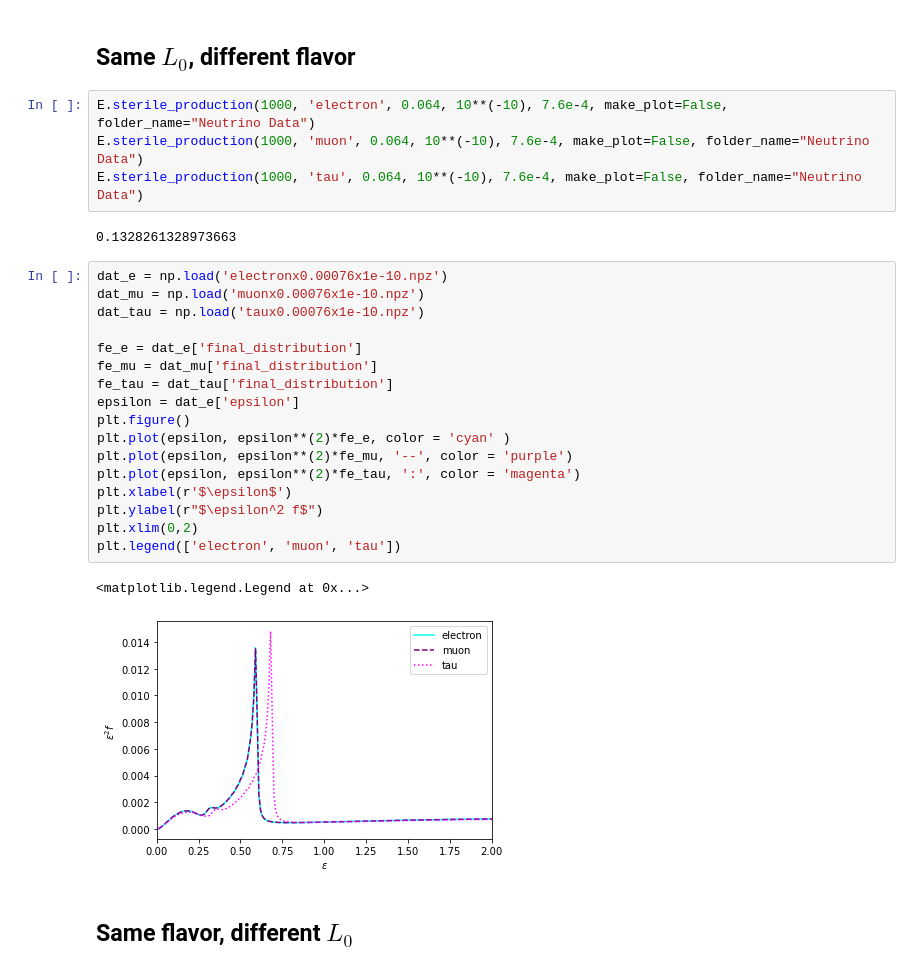
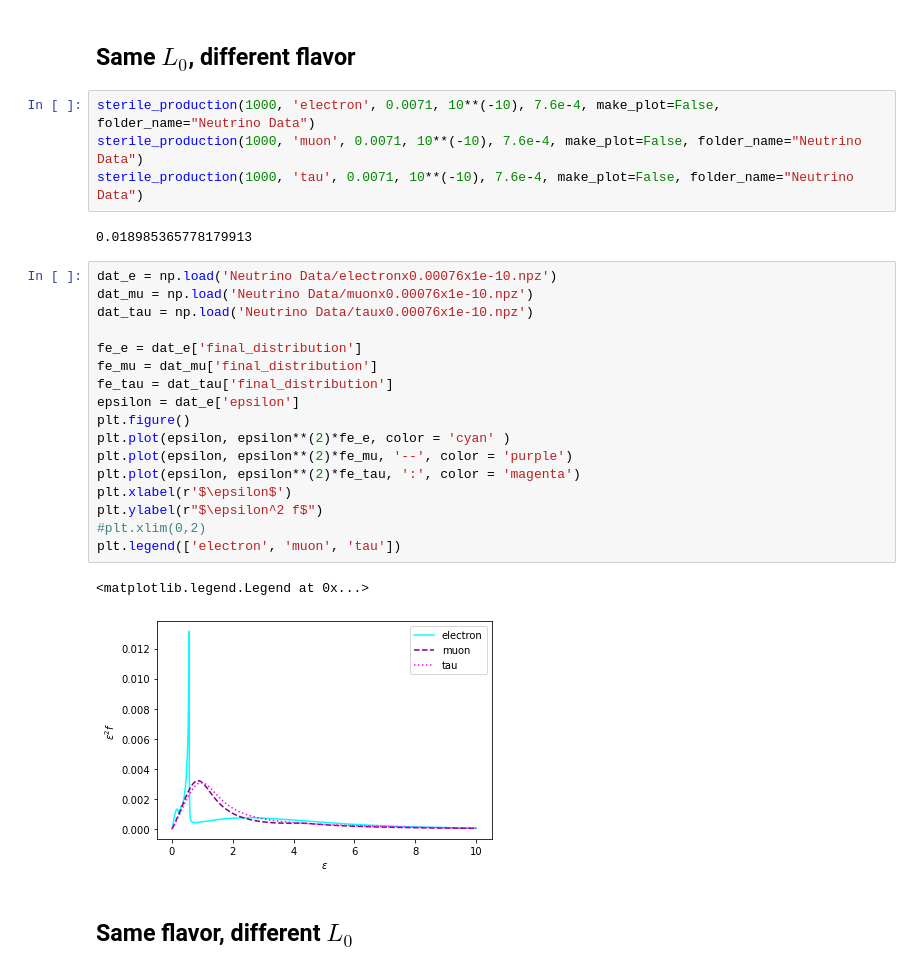
Before and after one commit to nuLABatUSD/dm_sterile_production, a Jupyter notebook: Testing_Sterile_Production_function.ipynb, the cells around one changed output. Drawn from its saved outputs; the diff is of its cells as text.

```diff
--- a/Testing_Sterile_Production_function.ipynb
+++ b/Testing_Sterile_Production_function.ipynb
@@ -43,30 +69,30 @@ Text(0, 0.5, '$\\Omega_s h^2$')
 # %% [markdown]
 ## Same $L_0$, different flavor
 # %%
-E.sterile_production(1000, 'electron', 0.064, 10**(-10), 7.6e-4, make_plot=False, folder_name="Neutrino Data")
-E.sterile_production(1000, 'muon', 0.064, 10**(-10), 7.6e-4, make_plot=False, folder_name="Neutrino Data")
-E.sterile_production(1000, 'tau', 0.064, 10**(-10), 7.6e-4, make_plot=False, folder_name="Neutrino Data")
+sterile_production(1000, 'electron', 0.0071, 10**(-10), 7.6e-4, make_plot=False, folder_name="Neutrino Data")
+sterile_production(1000, 'muon', 0.0071, 10**(-10), 7.6e-4, make_plot=False, folder_name="Neutrino Data")
+sterile_production(1000, 'tau', 0.0071, 10**(-10), 7.6e-4, make_plot=False, folder_name="Neutrino Data")
 # %% [output]
-0.1328261328973663
+0.018985365778179913
 # %%
-dat_e = np.load('electronx0.00076x1e-10.npz')
-dat_mu = np.load('muonx0.00076x1e-10.npz')
-dat_tau = np.load('taux0.00076x1e-10.npz')
+dat_e = np.load('Neutrino Data/electronx0.00076x1e-10.npz')
+dat_mu = np.load('Neutrino Data/muonx0.00076x1e-10.npz')
+dat_tau = np.load('Neutrino Data/taux0.00076x1e-10.npz')
 
 fe_e = dat_e['final_distribution']
 fe_mu = dat_mu['final_distribution']
 fe_tau = dat_tau['final_distribution']
 epsilon = dat_e['epsilon']
 plt.figure()
 plt.plot(epsilon, epsilon**(2)*fe_e, color = 'cyan' )
 plt.plot(epsilon, epsilon**(2)*fe_mu, '--', color = 'purple')
 plt.plot(epsilon, epsilon**(2)*fe_tau, ':', color = 'magenta')
 plt.xlabel(r'$\epsilon$')
 plt.ylabel(r"$\epsilon^2 f$")
-plt.xlim(0,2)
+#plt.xlim(0,2)
 plt.legend(['electron', 'muon', 'tau'])
 # %% [output]
 <matplotlib.legend.Legend at 0x...>
-[figure, old version]
+[figure, new version]
 # %% [markdown]
 ## Same flavor, different $L_0$
```
Also changed, not shown: parts of 40 cells of this notebook.
